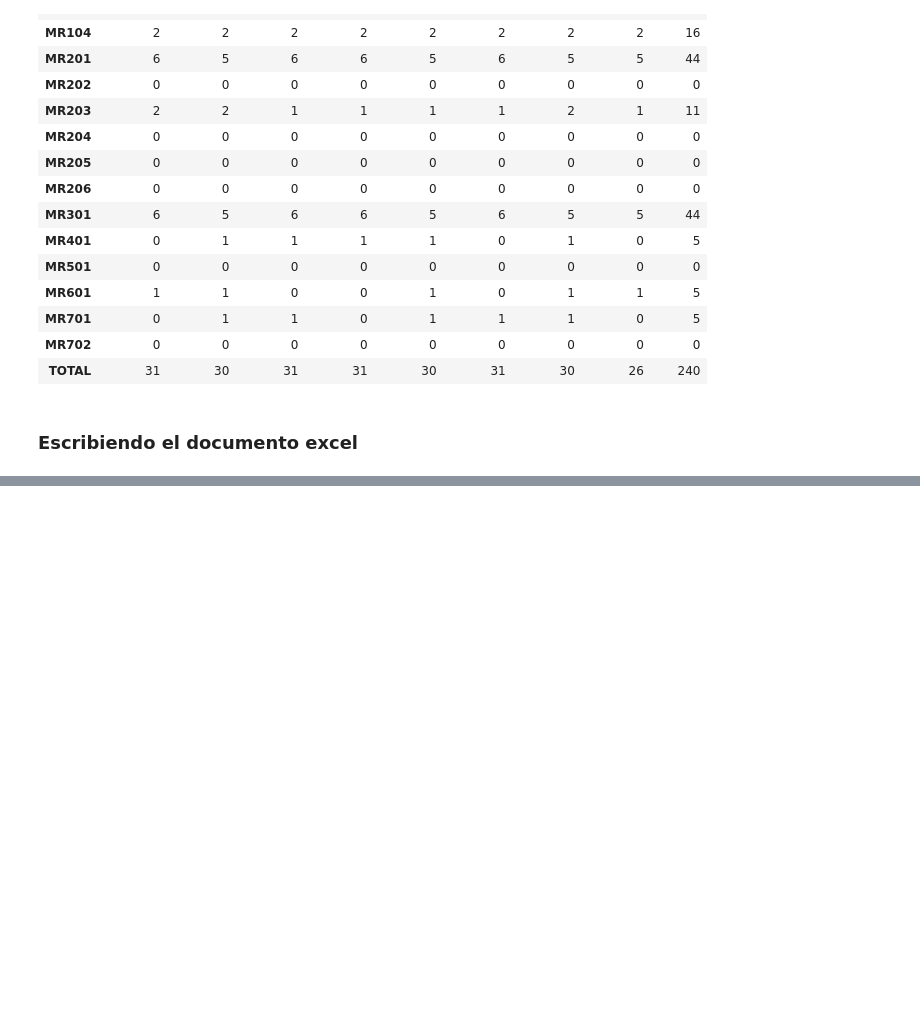
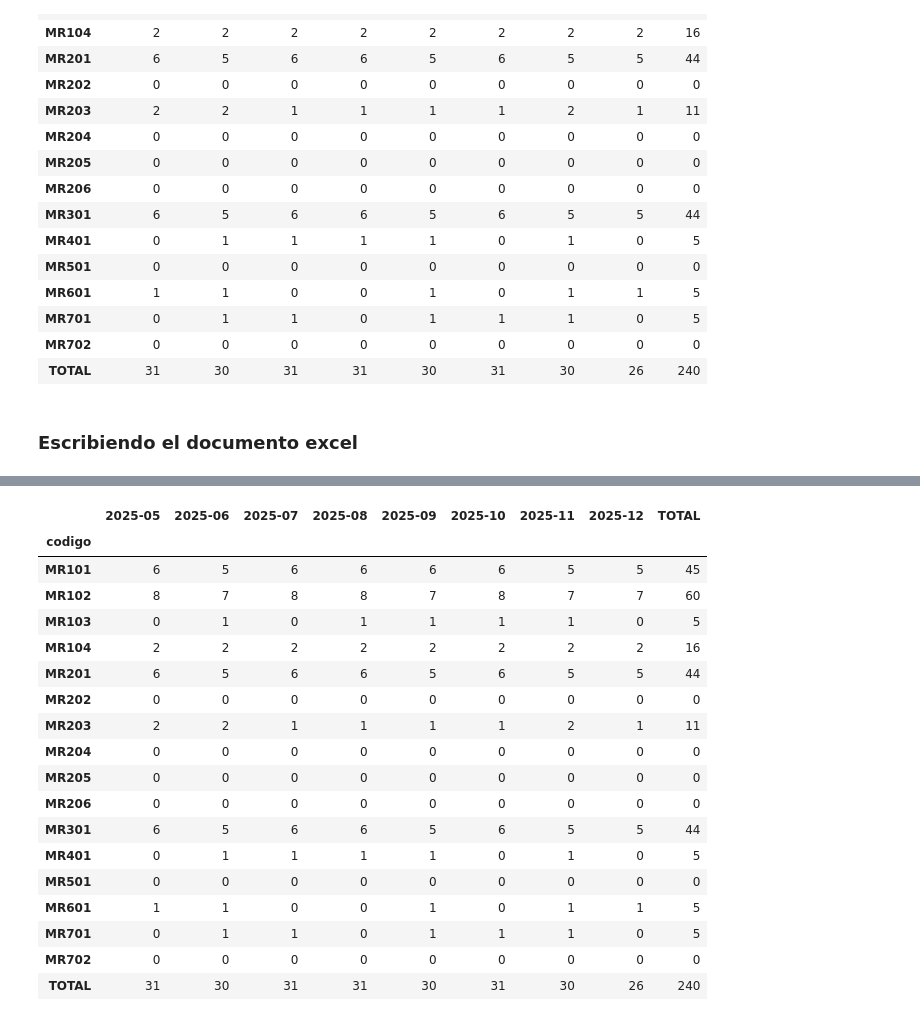
Before and after one commit to eder3232/ivp-cronogramas, a Jupyter notebook: src/main.ipynb, the cells around one changed output, grey strips where cells are left out. Drawn from its saved outputs; the diff is of its cells as text; code cells hidden in the pictures; blank space fills up the shorter version.

```diff
--- a/src/main.ipynb
+++ b/src/main.ipynb
@@ -179,18 +295,18 @@ x = pulp.LpVariable.dicts("x", (actividades.keys(), meses), lowBound=0, cat="Int
 d = pulp.LpVariable.dicts("d", (actividades.keys(), meses), lowBound=0, cat="Continuous")
 
 # Restricciones por actividad
-for i, D_i in actividades.items():
-    prob += pulp.lpSum(x[i][m] for m in meses) == D_i, f"fila_{i}"
+for row, D_i in actividades.items():
+    prob += pulp.lpSum(x[row][m] for m in meses) == D_i, f"fila_{row}"
 
 # Restricciones por mes
 for m, M_m in calendario.items():
     prob += pulp.lpSum(x[i][m] for i in actividades) == M_m, f"col_{m}"
 
 # Desviaciones absolutas
-for i in actividades:
+for row in actividades:
     for m in meses:
-        prob += x[i][m] - r[i][m] <= d[i][m]
-        prob += r[i][m] - x[i][m] <= d[i][m]
+        prob += x[row][m] - r[row][m] <= d[row][m]
+        prob += r[row][m] - x[row][m] <= d[row][m]
 
 # Objetivo
 prob += pulp.lpSum(d[i][m] for i in actividades for m in meses)
@@ -203,28 +319,28 @@ prob.solve(pulp.PULP_CBC_CMD(msg=False))
 data = {i: {m: int(pulp.value(x[i][m])) for m in meses} for i in actividades}
 
 # Agregar actividades con 0 días
-for i in actividades_zero:
-    data[i] = {m: 0 for m in meses}
+for row in actividades_zero:
+    data[row] = {m: 0 for m in meses}
 
 # 8) Mostrar tabla
 # 1) Crear DataFrame y reordenar columnas cronológicamente
-df = pd.DataFrame(data).T
+monthly_activities_summary_df = pd.DataFrame(data).T
 meses = sorted(calendario.keys())      # ej. ['2025-05', '2025-06', …, '2025-12']
-df = df[meses]
+monthly_activities_summary_df = monthly_activities_summary_df[meses]
 
 # 2) Total por actividad (filas)
-df["TOTAL"] = df.sum(axis=1).astype(int)
+monthly_activities_summary_df["TOTAL"] = monthly_activities_summary_df.sum(axis=1).astype(int)
 
 # 3) Total por mes (columnas), incluyendo la columna "TOTAL"
-column_totals = df.sum(axis=0).astype(int)
-df.loc["TOTAL"] = column_totals
+column_totals = monthly_activities_summary_df.sum(axis=0).astype(int)
+monthly_activities_summary_df.loc["TOTAL"] = column_totals
 
 # 4) (Opcional) Reordenar filas para un orden específico
 #    p.ej., manteniendo el orden original de actividades y luego "TOTAL"
 orden_filas = list(actividades_all.keys()) + ["TOTAL"]
-df = df.reindex(orden_filas)
+monthly_activities_summary_df = monthly_activities_summary_df.reindex(orden_filas)
 
-print(df)
+print(monthly_activities_summary_df)
 # %% [output]
 Resolviendo MIP…
        2025-05  2025-06  2025-07  2025-08  2025-09  2025-10  2025-11  2025-12  \
@@ -524,0 +712,25 @@ wb.close()
+# %%
+load_df.index.name = "codigo"
+monthly_activities_summary_df.index.name = "codigo"
+# %%
+monthly_activities_summary_df.head(20)
+# %% [output]
+|  | 2025-05 | 2025-06 | 2025-07 | 2025-08 | 2025-09 | 2025-10 | 2025-11 | 2025-12 | TOTAL |
+| codigo |  |  |  |  |  |  |  |  |  |
+| MR101 | 6 | 5 | 6 | 6 | 6 | 6 | 5 | 5 | 45 |
+| MR102 | 8 | 7 | 8 | 8 | 7 | 8 | 7 | 7 | 60 |
+| MR103 | 0 | 1 | 0 | 1 | 1 | 1 | 1 | 0 | 5 |
+| MR104 | 2 | 2 | 2 | 2 | 2 | 2 | 2 | 2 | 16 |
+| MR201 | 6 | 5 | 6 | 6 | 5 | 6 | 5 | 5 | 44 |
+| MR202 | 0 | 0 | 0 | 0 | 0 | 0 | 0 | 0 | 0 |
+| MR203 | 2 | 2 | 1 | 1 | 1 | 1 | 2 | 1 | 11 |
+| MR204 | 0 | 0 | 0 | 0 | 0 | 0 | 0 | 0 | 0 |
+| MR205 | 0 | 0 | 0 | 0 | 0 | 0 | 0 | 0 | 0 |
+| MR206 | 0 | 0 | 0 | 0 | 0 | 0 | 0 | 0 | 0 |
+| MR301 | 6 | 5 | 6 | 6 | 5 | 6 | 5 | 5 | 44 |
+| MR401 | 0 | 1 | 1 | 1 | 1 | 0 | 1 | 0 | 5 |
+| MR501 | 0 | 0 | 0 | 0 | 0 | 0 | 0 | 0 | 0 |
+| MR601 | 1 | 1 | 0 | 0 | 1 | 0 | 1 | 1 | 5 |
+| MR701 | 0 | 1 | 1 | 0 | 1 | 1 | 1 | 0 | 5 |
+| MR702 | 0 | 0 | 0 | 0 | 0 | 0 | 0 | 0 | 0 |
+| TOTAL | 31 | 30 | 31 | 31 | 30 | 31 | 30 | 26 | 240 |
```
Also changed, not shown: parts of 23 cells of this notebook, 9 other files.
